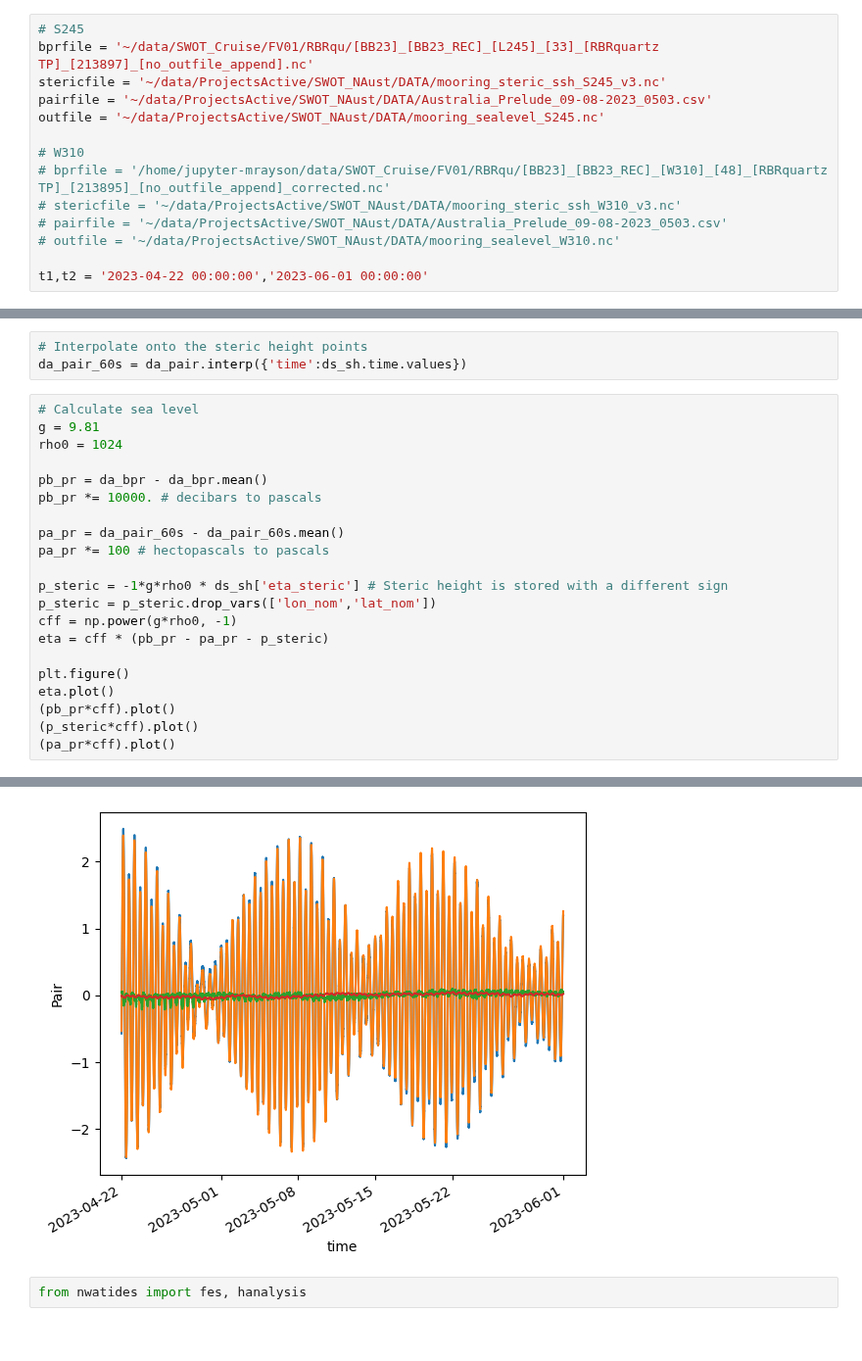
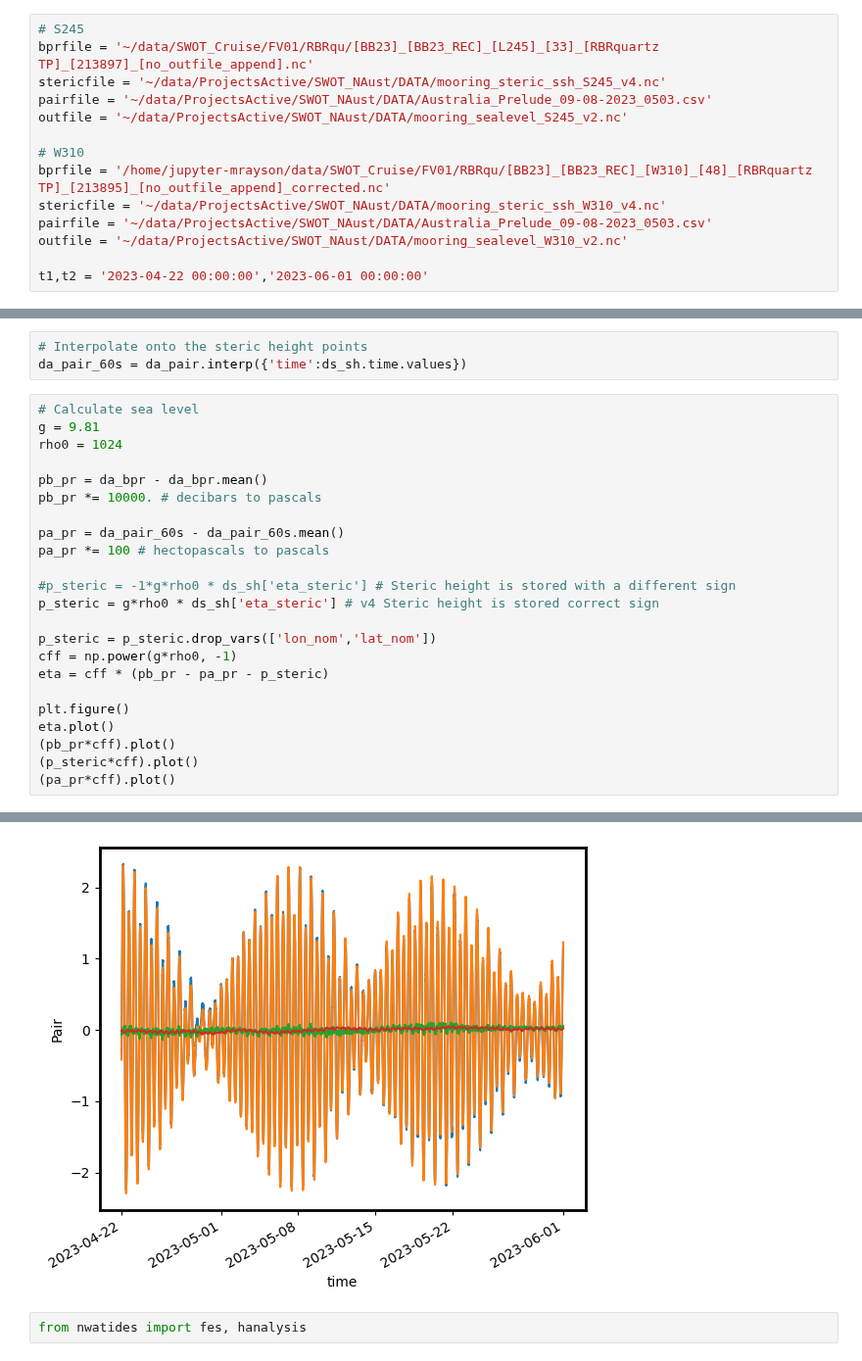
Before and after one commit to TIDE-ITRH/swot_adac_naust, a Jupyter notebook: NOTEBOOKS/calc_sealevel_mooring.ipynb, the cells around one changed output, grey strips where cells are left out. Shown at 98% size. Drawn from its saved outputs; the diff is of its cells as text.

Commit message:
re-did some sealevel calcs

```diff
--- a/NOTEBOOKS/calc_sealevel_mooring.ipynb
+++ b/NOTEBOOKS/calc_sealevel_mooring.ipynb
@@ -9,15 +9,15 @@ import os
 # %%
 # S245
 bprfile = '~/data/SWOT_Cruise/FV01/RBRqu/[BB23]_[BB23_REC]_[L245]_[33]_[RBRquartz TP]_[213897]_[no_outfile_append].nc'
-stericfile = '~/data/ProjectsActive/SWOT_NAust/DATA/mooring_steric_ssh_S245_v3.nc'
+stericfile = '~/data/ProjectsActive/SWOT_NAust/DATA/mooring_steric_ssh_S245_v4.nc'
 pairfile = '~/data/ProjectsActive/SWOT_NAust/DATA/Australia_Prelude_09-08-2023_0503.csv'
-outfile = '~/data/ProjectsActive/SWOT_NAust/DATA/mooring_sealevel_S245.nc'
+outfile = '~/data/ProjectsActive/SWOT_NAust/DATA/mooring_sealevel_S245_v2.nc'
 
 # W310
-# bprfile = '/home/jupyter-mrayson/data/SWOT_Cruise/FV01/RBRqu/[BB23]_[BB23_REC]_[W310]_[48]_[RBRquartz TP]_[213895]_[no_outfile_append]_corrected.nc'
-# stericfile = '~/data/ProjectsActive/SWOT_NAust/DATA/mooring_steric_ssh_W310_v3.nc'
-# pairfile = '~/data/ProjectsActive/SWOT_NAust/DATA/Australia_Prelude_09-08-2023_0503.csv'
-# outfile = '~/data/ProjectsActive/SWOT_NAust/DATA/mooring_sealevel_W310.nc'
+bprfile = '/home/jupyter-mrayson/data/SWOT_Cruise/FV01/RBRqu/[BB23]_[BB23_REC]_[W310]_[48]_[RBRquartz TP]_[213895]_[no_outfile_append]_corrected.nc'
+stericfile = '~/data/ProjectsActive/SWOT_NAust/DATA/mooring_steric_ssh_W310_v4.nc'
+pairfile = '~/data/ProjectsActive/SWOT_NAust/DATA/Australia_Prelude_09-08-2023_0503.csv'
+outfile = '~/data/ProjectsActive/SWOT_NAust/DATA/mooring_sealevel_W310_v2.nc'
 
 t1,t2 = '2023-04-22 00:00:00','2023-06-01 00:00:00'
 # %%
@@ -118,27 +128,29 @@ da_pair_60s = da_pair.interp({'time':ds_sh.time.values})
 # %%
 # Calculate sea level
 g = 9.81
 rho0 = 1024
 
 pb_pr = da_bpr - da_bpr.mean()
 pb_pr *= 10000. # decibars to pascals
 
 pa_pr = da_pair_60s - da_pair_60s.mean()
 pa_pr *= 100 # hectopascals to pascals
 
-p_steric = -1*g*rho0 * ds_sh['eta_steric'] # Steric height is stored with a different sign
+#p_steric = -1*g*rho0 * ds_sh['eta_steric'] # Steric height is stored with a different sign
+p_steric = g*rho0 * ds_sh['eta_steric'] # v4 Steric height is stored correct sign
+
 p_steric = p_steric.drop_vars(['lon_nom','lat_nom'])
 cff = np.power(g*rho0, -1)
 eta = cff * (pb_pr - pa_pr - p_steric)
 
 plt.figure()
 eta.plot()
 (pb_pr*cff).plot()
 (p_steric*cff).plot()
 (pa_pr*cff).plot()
 # %% [output]
 [<matplotlib.lines.Line2D at 0x...>]
-[figure, old version]
+[figure, new version]
 # %%
 from nwatides import fes, hanalysis
 # %%
```
Also changed, not shown: parts of 12 cells of this notebook, 2 other files.
